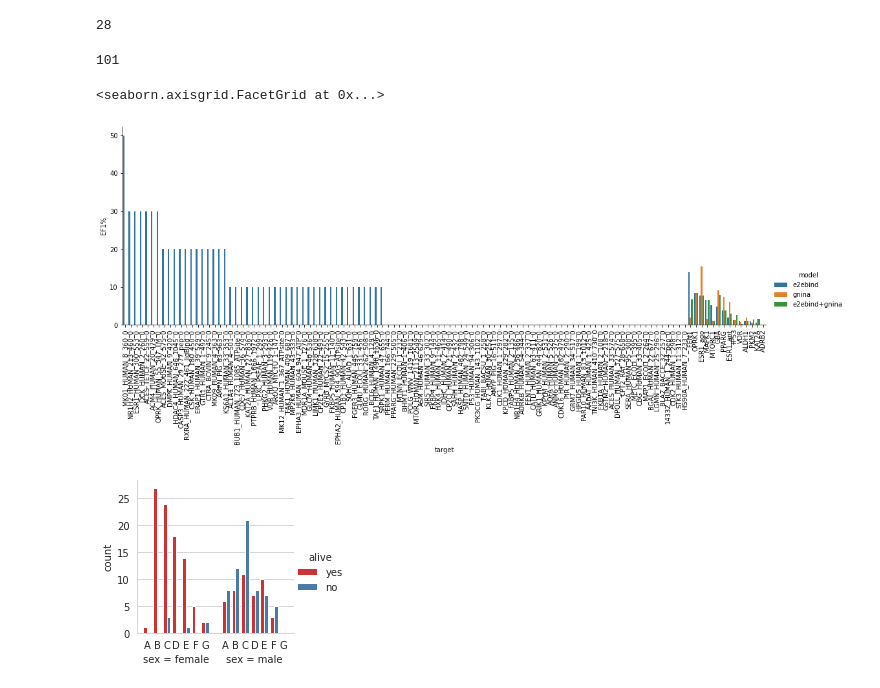
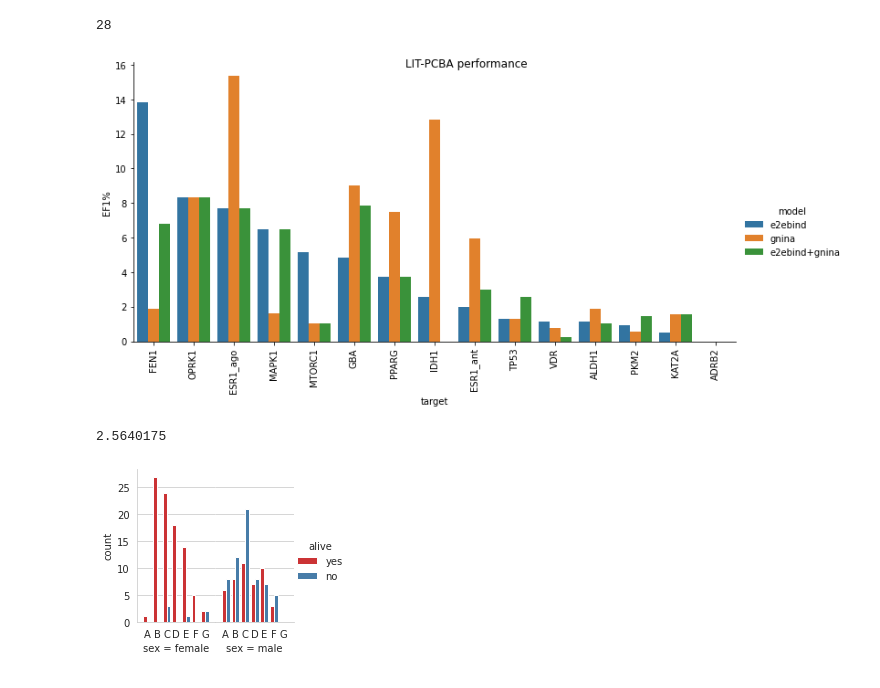
Before and after one commit to molecularmodelinglab/plantain, a Jupyter notebook: notebooks/playground.ipynb, the cells around one changed output. Cells and saved outputs as stored; diff of their text form; code cells hidden in the pictures.

Commit message:
added figure and table creation for screens

```diff
--- a/notebooks/playground.ipynb
+++ b/notebooks/playground.ipynb
@@ -64,28 +64,30 @@ def create_combined_df(csv_dict):
         df["model"] = model
         df["dataset"] = dataset
         if dataset == "BigBind":
-            df = df[df["total actives in set"] == 10].reset_index(drop=True)
+            df = df[np.logical_and(df["total actives in set"] == 10, df["EF1%"] != 0)].reset_index(drop=True)
         dfs.append(df)
     return pd.concat(dfs)
 comb_df = create_combined_df(csv_dict)
-# %%
-len(bb_order)
-# %% [output]
-101
 # %%
 pcba_order = list(comb_df.query("dataset == 'LIT-PCBA' and model == 'e2ebind'").sort_values(by="EF1%", ascending=False).target)
 bb_order = list(comb_df.query("dataset == 'BigBind' and model == 'e2ebind'").sort_values(by="EF1%", ascending=False).target)
-g = sns.catplot(x="target", y="EF1%", hue="model", # col="dataset",
+g = sns.catplot(x="target", y="EF1%", hue="model",# col="dataset",
                 data=comb_df,
-                order=bb_order + pcba_order,
+                order=pcba_order,# + bb_order,
                 hue_order = [ 'e2ebind', 'gnina', 'e2ebind+gnina' ],
                 sharex = False,
-                aspect=3,
+                aspect=2,
                 kind='bar')
+
 g.set_xticklabels(rotation=90)
+g.fig.suptitle("LIT-PCBA performance")
+g.savefig("../outputs/lit_pcba.png")
 # %% [output]
-<seaborn.axisgrid.FacetGrid at 0x...>
-[figure, old version]
+[figure, new version]
+# %%
+comb_df.query("dataset == 'LIT-PCBA' and model == 'e2ebind'")["EF1%"].median()
+# %% [output]
+2.5640175
 # %%
 g = sns.barplot(data=df, x="target", y="EF1%")
 g.set_xticklabels(g.get_xticklabels(), rotation=-80)
```
Also changed, not shown: 4 other files.
